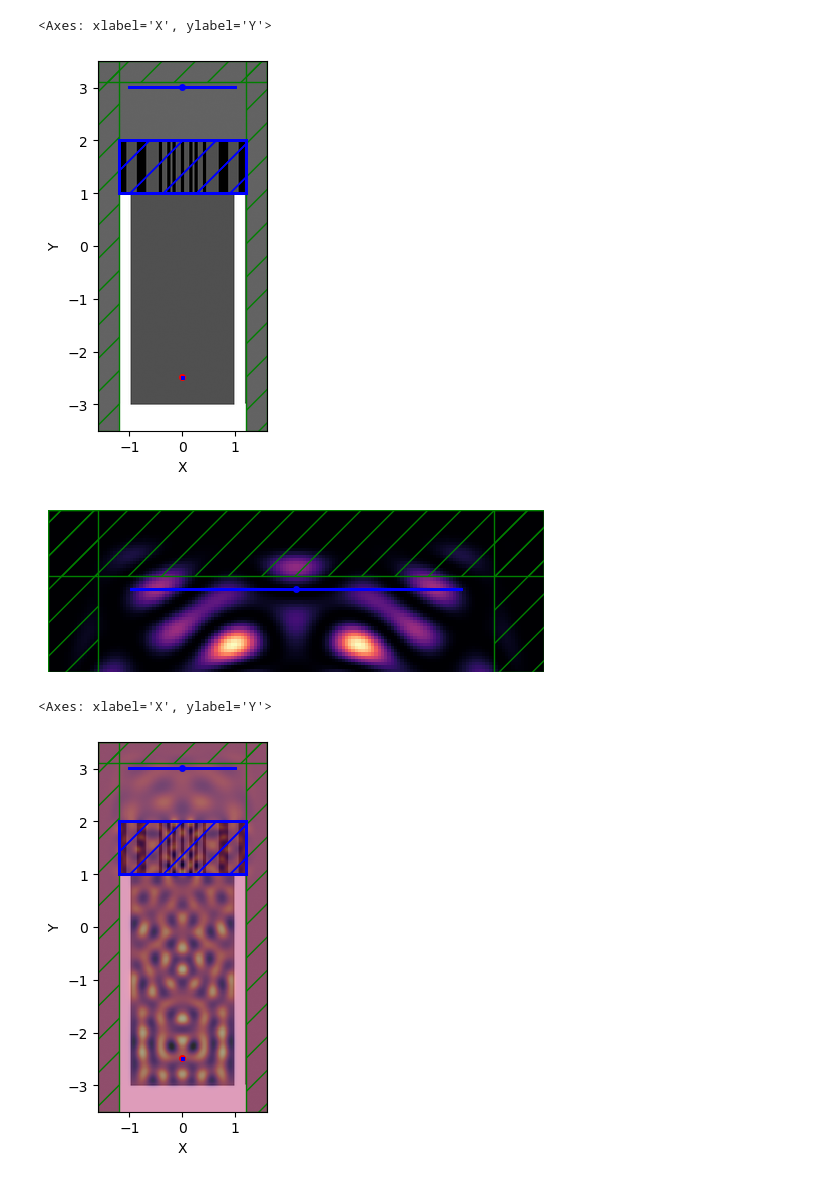
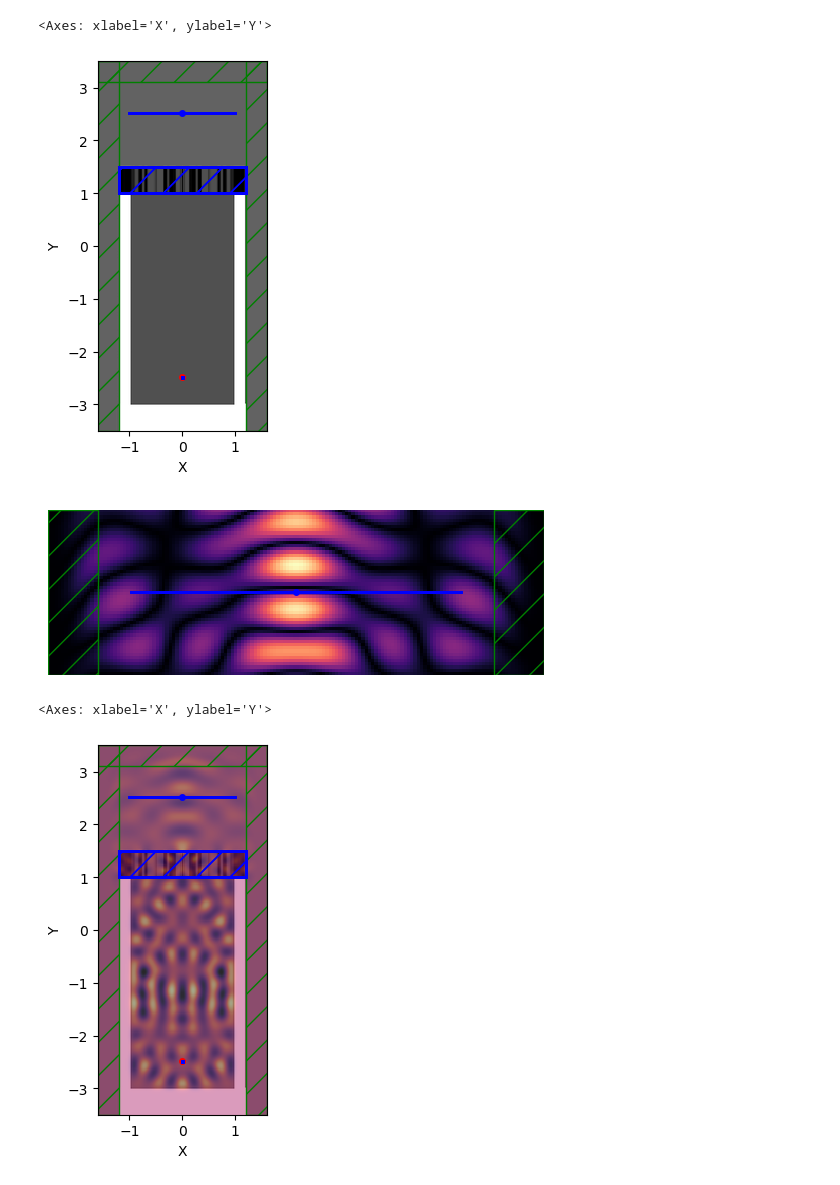
Before and after one commit to M2nion/EIDL, a Jupyter notebook: Tool/Meep/LGD/LGD setup/Mode decomposition/Kyungmin/2025/07/22/Real/OLED_field_Multilayer.ipynb, the cells around one changed output. Drawn from its saved outputs; the diff is of its cells as text; code cells hidden in the pictures.

```diff
--- a/Tool/Meep/LGD/LGD setup/Mode decomposition/Kyungmin/2025/07/22/Real/OLED_field_Multilayer.ipynb
+++ b/Tool/Meep/LGD/LGD setup/Mode decomposition/Kyungmin/2025/07/22/Real/OLED_field_Multilayer.ipynb
@@ -39,7 +39,7 @@ width_sio2 = 2
 width_bot_ag = width_ag+width_sio2+width_ag
 
 design_region_width = round(width_bot_ag, 3)
-design_region_height = 1
+design_region_height = 0.5
 
 Sx = tpml+width_bot_ag+tpml
 Sy = round(tag_bot+tag_side+tdesignregion+monitor_position+monitor_blank+tpml)
@@ -61,15 +61,6 @@ center_Ag_x_position = design_region_width/2-width_ag/2 #+ tpml/2
 
 design_variables = mp.MaterialGrid(mp.Vector3(Nx, Ny), TiO2, SiO2,  grid_type="U_MEAN")
 
-# design_region = mpa.DesignRegion(
-#     design_variables,
-#     volume=mp.Volume(
-#         center=mp.Vector3(0, center_y_design, 0),
-#         size=mp.Vector3(design_region_width, design_region_height, 0),
-#     ),
-# )
-
-
 boundary_layers = [mp.Absorber(tpml,direction=mp.X),
                    mp.PML(tpml,direction=mp.Y,side=mp.High)]
 # %%
@@ -192,7 +183,7 @@ FourierFields = mpa.FourierFields(sim,mp.Volume(center=monitor_position_J,size=m
 ob_list = [FourierFields]
 
 def J(fields):
-    return npa.mean(npa.abs(fields) ** 2) # The index 1 corresponds to the point at the center of our monitor.
+    return npa.mean(npa.real(fields) ** 2) # The index 1 corresponds to the point at the center of our monitor.
 
 opt = mpa.OptimizationProblem(
             simulation=sim,
@@ -200,7 +191,7 @@ opt = mpa.OptimizationProblem(
             objective_arguments=ob_list,
             design_regions=design_region,        # 한 개의 DesignRegion
             frequencies=[fcen],
-            maximum_run_time=100,
+            maximum_run_time=300,
         )
 
 opt.plot2D(True)
@@ -272,7 +263,3 @@ def multi_mapping(x, eta_i, beta):
 
     stacked = np.concatenate(rho_list, axis=0)
     return stacked
-# %%
-v = x = np.ones(n) * 0.3
-bin_deg = np.sum(np.abs(v - 0.5)) / (0.5 * v.size)
-bin_deg
@@ -281 +266,18 @@ bin_deg
+# %%
+eta_i = 0.5
+
+def multi_mapping_ad(x, eta, beta):
+    size_each = Nx * Ny
+
+    v3 = x.reshape(layer_num, size_each)
+
+    rho_list = []
+    for i in range(layer_num):
+        layer_field = v3[i].reshape(Nx, Ny)
+        sym_field   = (layer_field[::-1, :] + layer_field) / 2
+        flat        = sym_field.ravel()
+        proj        = mpa.tanh_projection(flat, beta, eta)
+        rho_list.append(proj)
+
+    return npa.concatenate(rho_list, axis=0)
 # %%
@@ -554,27 +595,28 @@ dft_fields = opt.sim.add_dft_fields([mp.Ex, mp.Ey, mp.Ez, mp.Hx, mp.Hy, mp.Hz],
 opt.sim.plot2D()
 # %% [output]
 <Axes: xlabel='X', ylabel='Y'>
-[figure, old version]
+[figure, new version]
 # %%
-sim.run(until_after_sources=mp.stop_when_fields_decayed(10/df, mp.Ez, sources.center, 1e-3))
+sim.run(until=mp.stop_when_fields_decayed(10/df, mp.Ez, sources.center, 1e-5))
+# sim.run(until_after_sources=mp.stop_when_dft_decayed(1e-3))
 
 opt.sim.plot2D(
     fields=mp.Ez,
     output_plane=mp.Volume(
     center = monitor_position_y,
     size = mp.Vector3(3, 1)),
     field_parameters={
-        'post_process': lambda x: np.abs(np.real(x))**2,  # 복소수 필드 x → intensity |x|^2
+        'post_process': lambda x: np.abs(np.real(x)),  # 복소수 필드 x → intensity |x|^2
         'cmap': 'magma',                         # 원하시는 colormap
         'alpha': 1,                            # 투명도
         'interpolation': 'none'
     },
     eps_parameters={'cmap':'magma','alpha':0.5}
 )
 plt.axis(False)
 plt.show()
 # %% [output]
-[figure, old version]
+[figure, new version]
 # %%
 opt.sim.plot2D(fields = mp.Ez,
            field_parameters={
@@ -585,7 +627,7 @@ opt.sim.plot2D(fields = mp.Ez,
 )
 # %% [output]
 <Axes: xlabel='X', ylabel='Y'>
-[figure, old version]
+[figure, new version]
 # %%
 external_field_array = np.abs(sim.get_dft_array(dft_fields, mp.Ez, 0))
 
```
Also changed, not shown: parts of 19 cells of this notebook.
